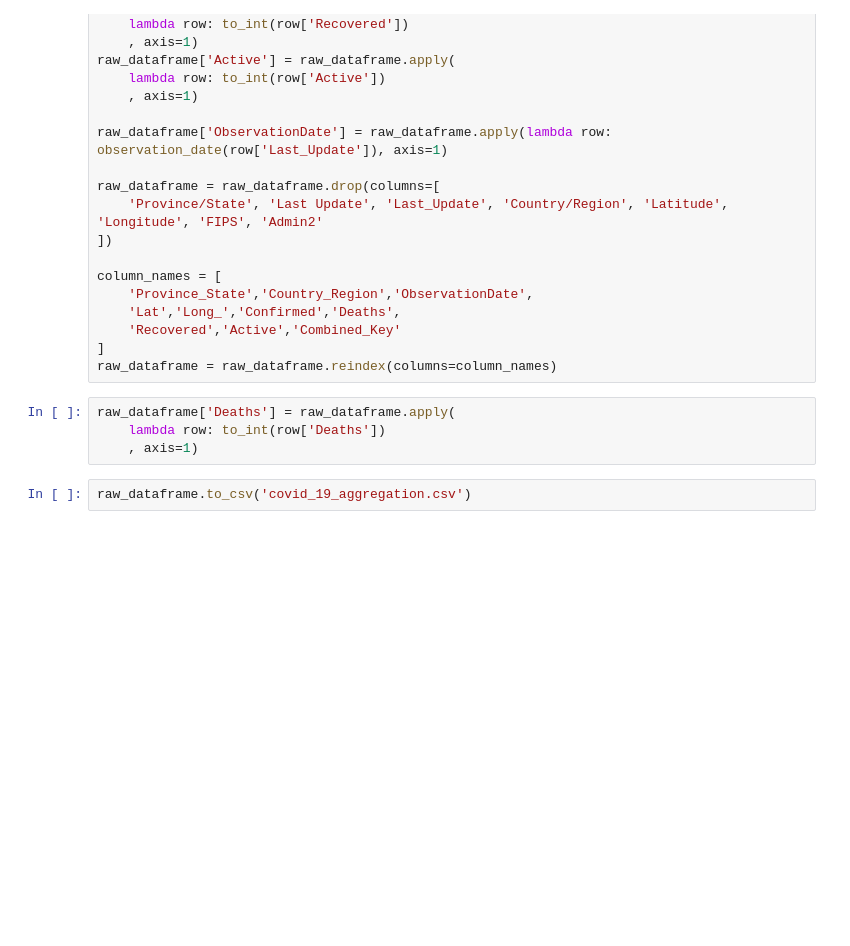
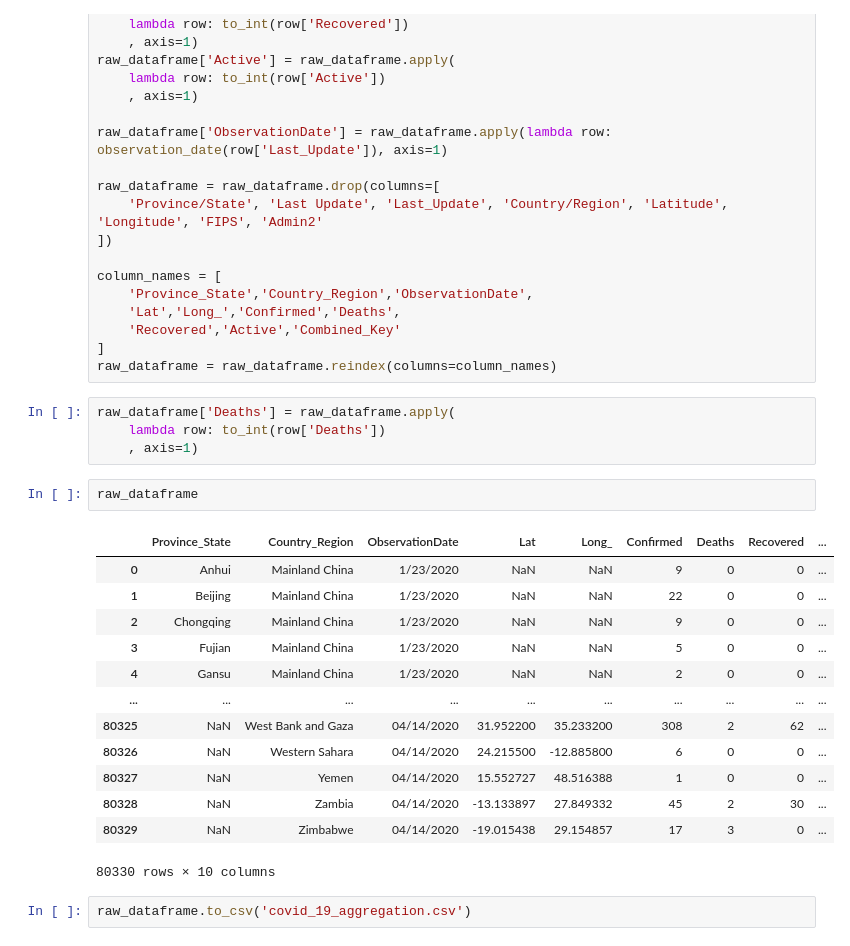
Before and after one commit to VirgileF/corona_models, a Jupyter notebook: Data_compaction.ipynb, the cells around one changed output. Cells and saved outputs as stored; diff of their text form; blank space fills up the shorter version.

```diff
--- a/Data_compaction.ipynb
+++ b/Data_compaction.ipynb
@@ -100,5 +100,21 @@ raw_dataframe = raw_dataframe.reindex(columns=column_names)
 raw_dataframe['Deaths'] = raw_dataframe.apply(
     lambda row: to_int(row['Deaths'])
     , axis=1)
+# %%
+raw_dataframe
+# %% [output]
+|  | Province_State | Country_Region | ObservationDate | Lat | Long_ | Confirmed | Deaths | Recovered | ... |
+| 0 | Anhui | Mainland China | 1/23/2020 | NaN | NaN | 9 | 0 | 0 | ... |
+| 1 | Beijing | Mainland China | 1/23/2020 | NaN | NaN | 22 | 0 | 0 | ... |
+| 2 | Chongqing | Mainland China | 1/23/2020 | NaN | NaN | 9 | 0 | 0 | ... |
+| 3 | Fujian | Mainland China | 1/23/2020 | NaN | NaN | 5 | 0 | 0 | ... |
+| 4 | Gansu | Mainland China | 1/23/2020 | NaN | NaN | 2 | 0 | 0 | ... |
+| ... | ... | ... | ... | ... | ... | ... | ... | ... | ... |
+| 80325 | NaN | West Bank and Gaza | 04/14/2020 | 31.952200 | 35.233200 | 308 | 2 | 62 | ... |
+| 80326 | NaN | Western Sahara | 04/14/2020 | 24.215500 | -12.885800 | 6 | 0 | 0 | ... |
+| 80327 | NaN | Yemen | 04/14/2020 | 15.552727 | 48.516388 | 1 | 0 | 0 | ... |
+| 80328 | NaN | Zambia | 04/14/2020 | -13.133897 | 27.849332 | 45 | 2 | 30 | ... |
+| 80329 | NaN | Zimbabwe | 04/14/2020 | -19.015438 | 29.154857 | 17 | 3 | 0 | ... |
+80330 rows × 10 columns
 # %%
 raw_dataframe.to_csv('covid_19_aggregation.csv')
```
Also changed, not shown: 22 other files.
